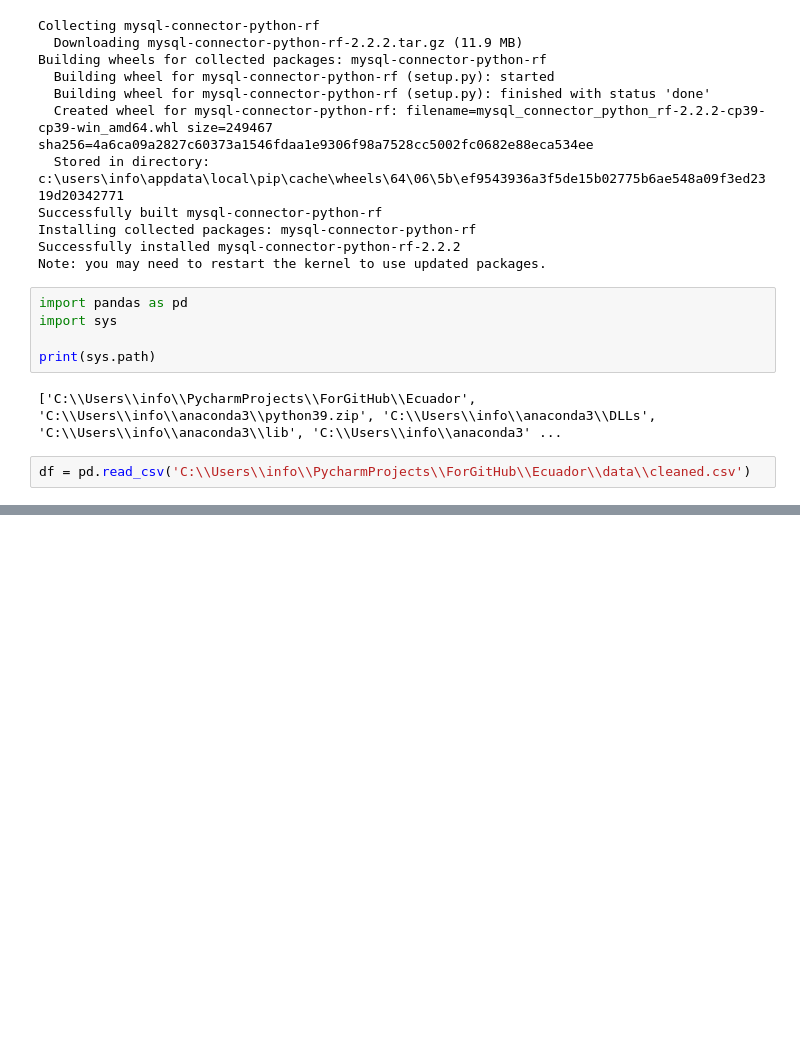
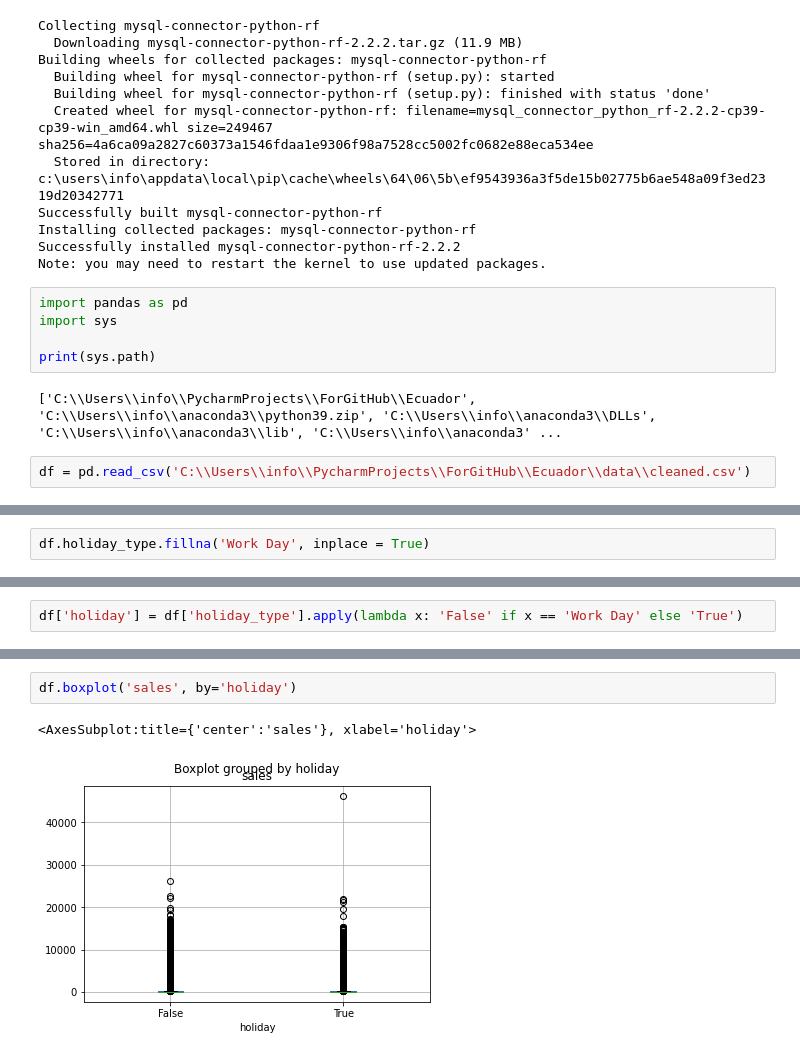
Before and after one commit to ChrisMaringka/Ecuador, a Jupyter notebook: Ecuador.ipynb, the cells around one changed output, grey strips where cells are left out. Cells and saved outputs as stored; diff of their text form; blank space fills up the shorter version.

```diff
--- a/Ecuador.ipynb
+++ b/Ecuador.ipynb
@@ -80,0 +84,2 @@ array(['Holiday', nan, 'Work Day'], dtype=object)
+# %%
+df.holiday_type.fillna('Work Day', inplace = True)
@@ -80,0 +130,2 @@ array(['Holiday', nan, 'Work Day'], dtype=object)
+# %%
+df['holiday'] = df['holiday_type'].apply(lambda x: 'False' if x == 'Work Day' else 'True')
@@ -80,0 +148,5 @@ array(['Holiday', nan, 'Work Day'], dtype=object)
+# %%
+df.boxplot('sales', by='holiday')
+# %% [output]
+<AxesSubplot:title={'center':'sales'}, xlabel='holiday'>
+[figure, added]
```
Also changed, not shown: parts of 13 cells of this notebook.
